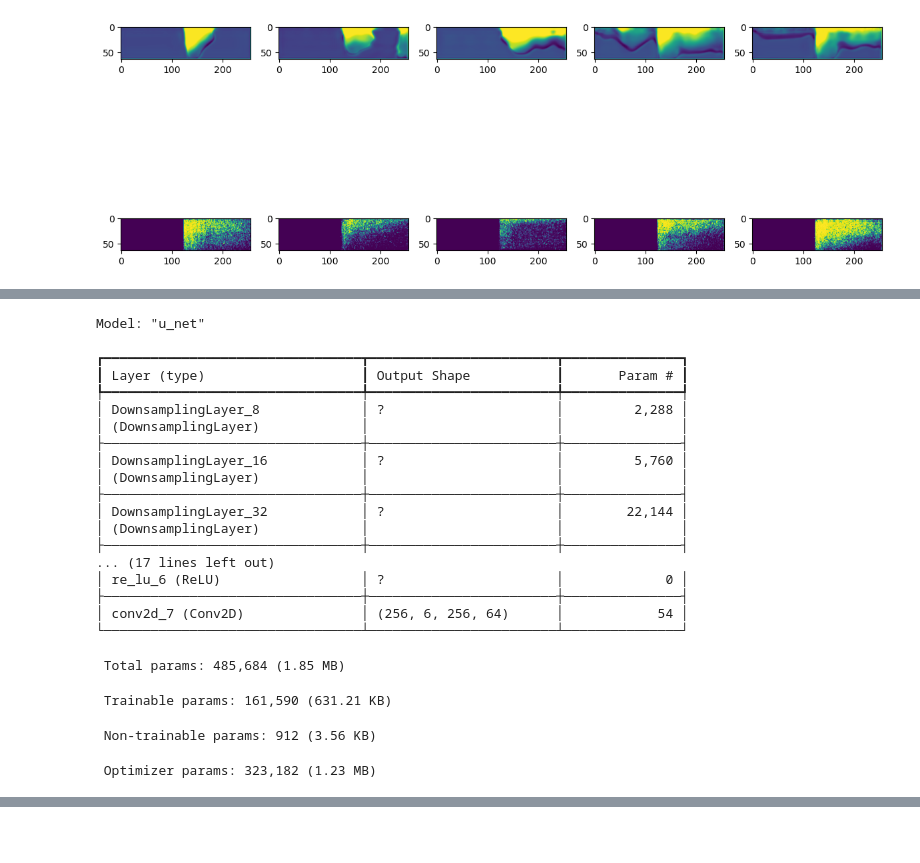
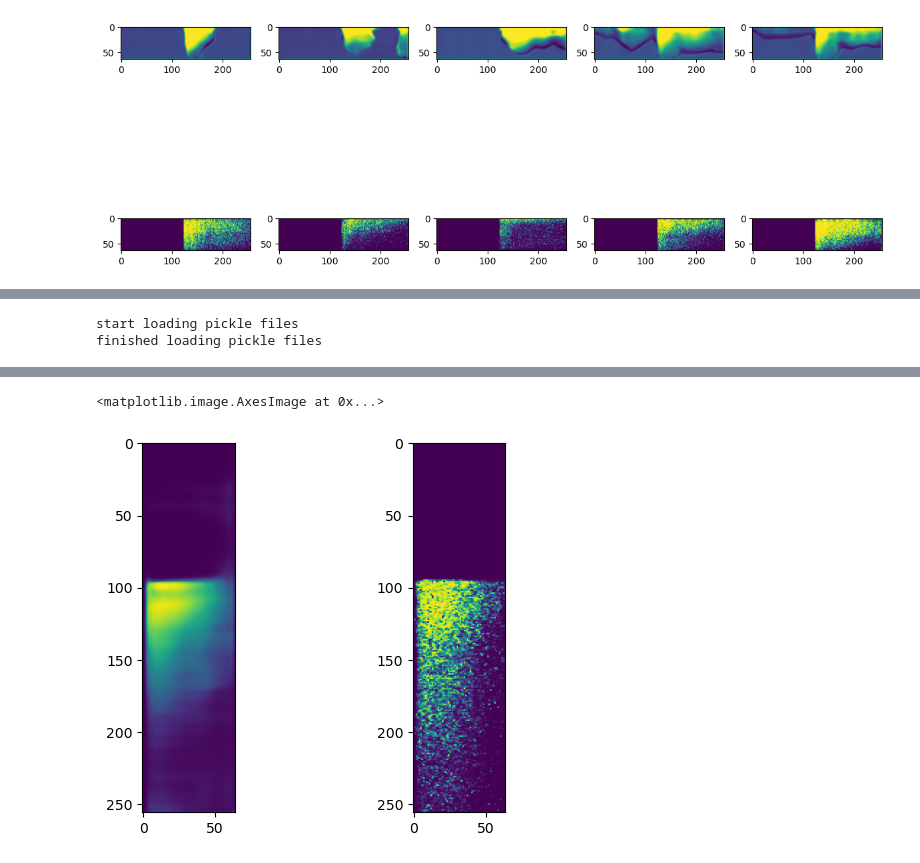
Before and after one commit to Taobyte/dsl-as24-challenge-3, a Jupyter notebook: notebooks/data.ipynb, the cells around one changed output, grey strips where cells are left out. Cells and saved outputs as stored; diff of their text form; code cells hidden in the pictures; blank space fills up the shorter version.

```diff
--- a/notebooks/data.ipynb
+++ b/notebooks/data.ipynb
@@ -101,25 +101,17 @@ model = keras.saving.load_model('/cluster/scratch/ckeusch/dsl-as24-challenge-3/o
 # %%
-keras_dataset = DataLoader(CSVDataset(path, 6120, 0.1, 2.0, Mode.TRAIN))
+from src.models.DeepDenoiser.dataset import CSVDataset
+path = '/cluster/scratch/ckeusch/dsl-as24-challenge-3/data/'
+keras_dl = DataLoader(CSVDataset(path, 6120, 0.1, 2.0, Mode.TRAIN), batch_size=1)
 # %% [output]
-Model: "u_net"
+start loading pickle files
+finished loading pickle files
-┏━━━━━━━━━━━━━━━━━━━━━━━━━━━━━━━━━┳━━━━━━━━━━━━━━━━━━━━━━━━┳━━━━━━━━━━━━━━━┓
-┃ Layer (type)                    ┃ Output Shape           ┃       Param # ┃
-┡━━━━━━━━━━━━━━━━━━━━━━━━━━━━━━━━━╇━━━━━━━━━━━━━━━━━━━━━━━━╇━━━━━━━━━━━━━━━┩
-│ DownsamplingLayer_8             │ ?                      │         2,288 │
-│ (DownsamplingLayer)             │                        │               │
-├─────────────────────────────────┼────────────────────────┼───────────────┤
-│ DownsamplingLayer_16            │ ?                      │         5,760 │
-│ (DownsamplingLayer)             │                        │               │
-├─────────────────────────────────┼────────────────────────┼───────────────┤
-│ DownsamplingLayer_32            │ ?                      │        22,144 │
-│ (DownsamplingLayer)             │                        │               │
-├─────────────────────────────────┼────────────────────────┼───────────────┤
-... (17 lines left out)
-│ re_lu_6 (ReLU)                  │ ?                      │             0 │
-├─────────────────────────────────┼────────────────────────┼───────────────┤
-│ conv2d_7 (Conv2D)               │ (256, 6, 256, 64)      │            54 │
-└─────────────────────────────────┴────────────────────────┴───────────────┘
- Total params: 485,684 (1.85 MB)
- Trainable params: 161,590 (631.21 KB)
- Non-trainable params: 912 (3.56 KB)
- Optimizer params: 323,182 (1.23 MB)
+# %%
+import os
+import matplotlib.pyplot as plt
+os.environ["KERAS_BACKEND"] = "jax"
+noisy_eq, mask = next(iter(keras_dl))
+pred = model.predict(noisy_eq)
+fig, ax = plt.subplots(1, 2)
+ax[0].imshow(pred[0,0,:,:])
+ax[1].imshow(mask[0,0, :, :])
+# %% [output]
@@ -125,0 +119,2 @@ Model: "u_net"
+<matplotlib.image.AxesImage at 0x...>
+[figure, added]
```
Also changed, not shown: parts of 6 cells of this notebook, 14 other files.
